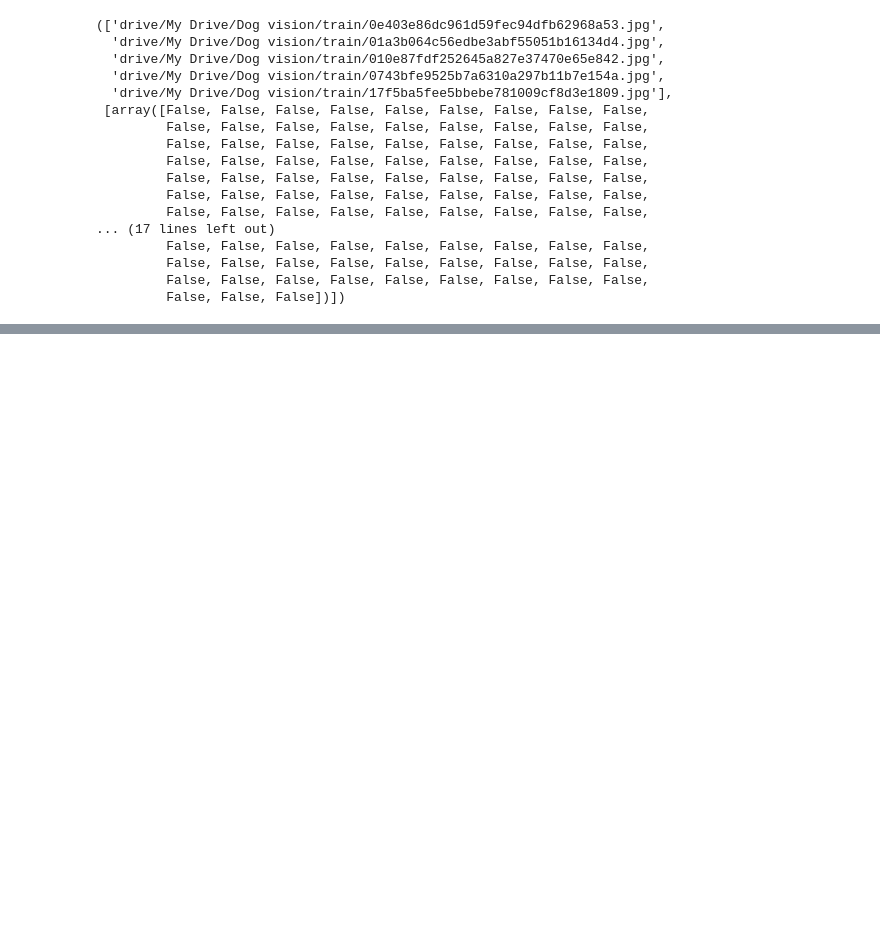
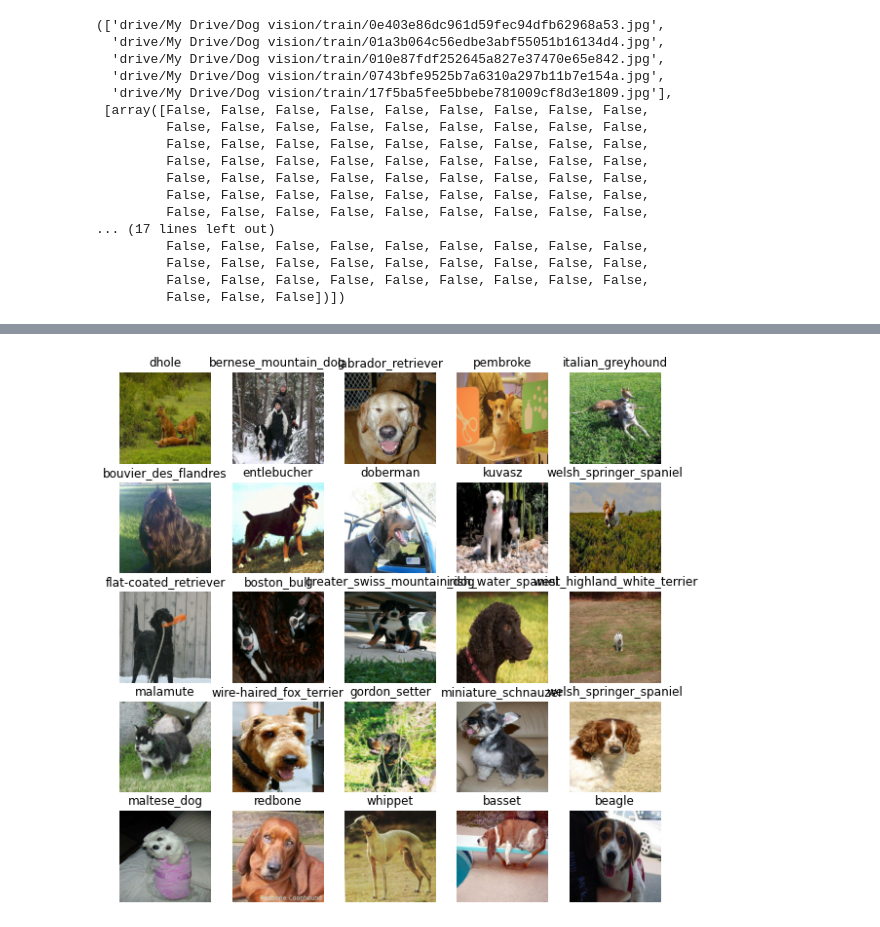
Before and after one commit to abishek-bupathi/dog-breed-identification, a Jupyter notebook: dog_vision.ipynb, the cells around one changed output, grey strips where cells are left out. Cells and saved outputs as stored; diff of their text form; code cells hidden in the pictures; blank space fills up the shorter version.

```diff
--- a/dog_vision.ipynb
+++ b/dog_vision.ipynb
@@ -302,0 +417,6 @@ def get_image_label(image_path, label):
+# %%
+# Visualize validation set
+val_images, val_labels = next(val_data.as_numpy_iterator())
+show_25_images(val_images, val_labels)
+# %% [output]
+[figure, added]
```
Also changed, not shown: parts of 14 cells of this notebook.
